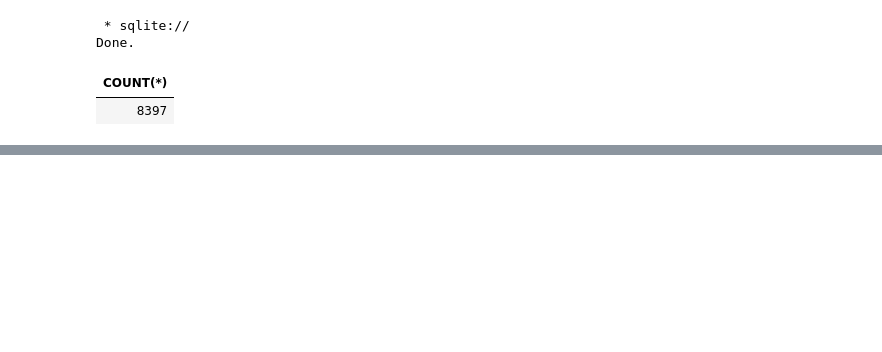
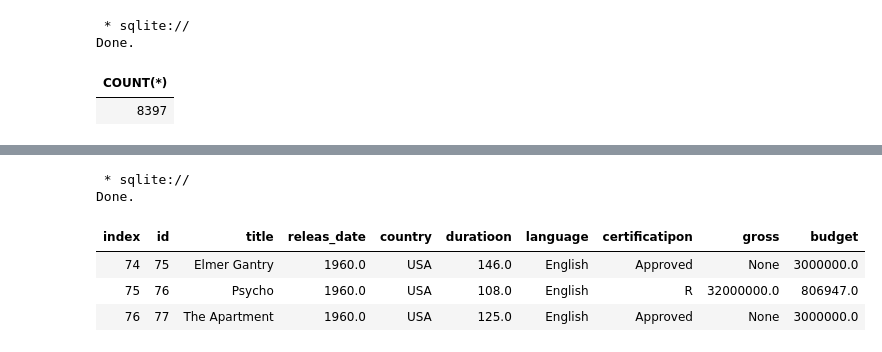
Before and after one commit to UznetDev/Data-science-home-work, a Jupyter notebook: 16_Avg_2024.ipynb, the cells around one changed output, grey strips where cells are left out. Cells and saved outputs as stored; diff of their text form; code cells hidden in the pictures; blank space fills up the shorter version.

```diff
--- a/16_Avg_2024.ipynb
+++ b/16_Avg_2024.ipynb
@@ -187,0 +211,10 @@ Done.
+# %%
+%%sql SELECT * FROM films
+WHERE releas_date = '1960.0';
+# %% [output]
+ * sqlite://
+Done.
+| index | id | title | releas_date | country | duratioon | language | certificatipon | gross | budget |
+| 74 | 75 | Elmer Gantry | 1960.0 | USA | 146.0 | English | Approved | None | 3000000.0 |
+| 75 | 76 | Psycho | 1960.0 | USA | 108.0 | English | R | 32000000.0 | 806947.0 |
+| 76 | 77 | The Apartment | 1960.0 | USA | 125.0 | English | Approved | None | 3000000.0 |
```
Also changed, not shown: parts of 3 cells of this notebook.
